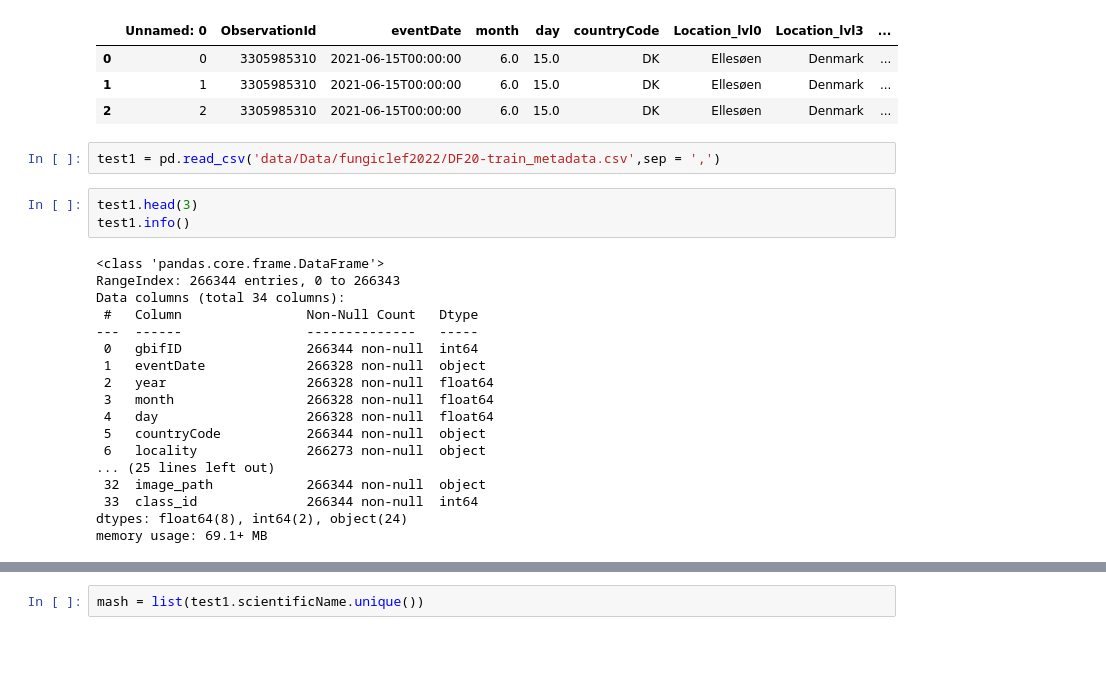
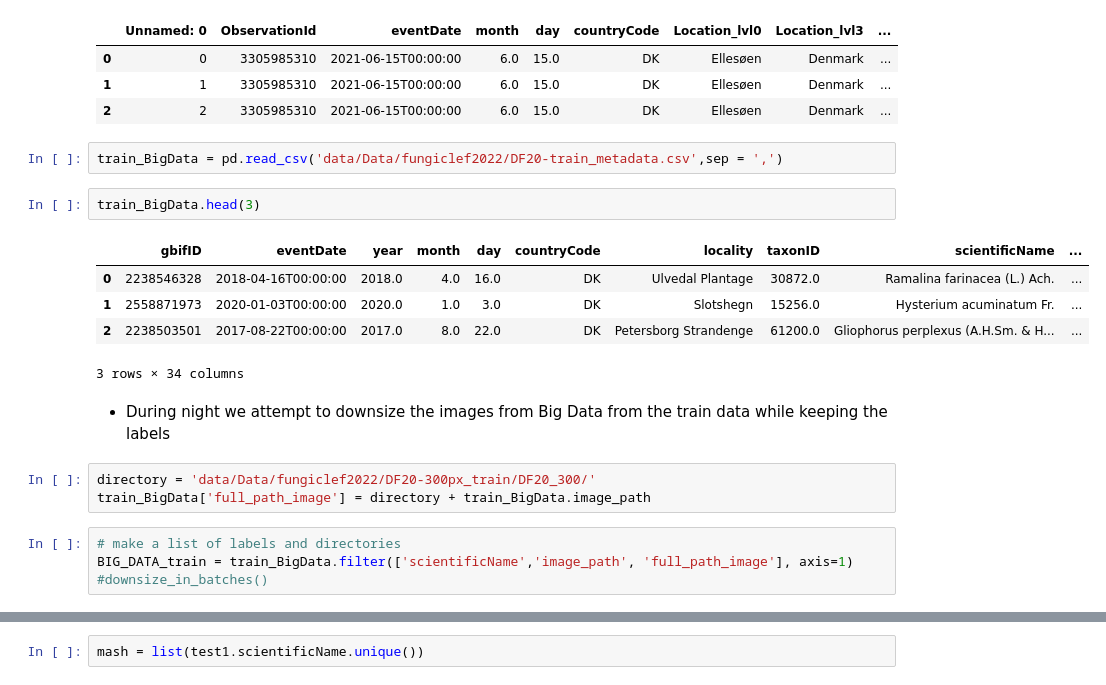
Before and after one commit to RosiNantis/mushroom_classification, a Jupyter notebook: mushroom_first_attempt.ipynb, the cells around one changed output, grey strips where cells are left out. Saved outputs shown, nothing was run; the diff lists cells and outputs as text; blank space fills up the shorter version.

Commit message:
downside big data train during night

```diff
--- a/mushroom_first_attempt.ipynb
+++ b/mushroom_first_attempt.ipynb
@@ -27,25 +27,21 @@ test0.head(3)
 | 1 | 1 | 3305985310 | 2021-06-15T00:00:00 | 6.0 | 15.0 | DK | Ellesøen | Denmark | ... |
 | 2 | 2 | 3305985310 | 2021-06-15T00:00:00 | 6.0 | 15.0 | DK | Ellesøen | Denmark | ... |
 # %%
-test1 = pd.read_csv('data/Data/fungiclef2022/DF20-train_metadata.csv',sep = ',')
+train_BigData = pd.read_csv('data/Data/fungiclef2022/DF20-train_metadata.csv',sep = ',')
 # %%
-test1.head(3)
-test1.info()
+train_BigData.head(3)
 # %% [output]
+|  | gbifID | eventDate | year | month | day | countryCode | locality | taxonID | scientificName | ... |
+| 0 | 2238546328 | 2018-04-16T00:00:00 | 2018.0 | 4.0 | 16.0 | DK | Ulvedal Plantage | 30872.0 | Ramalina farinacea (L.) Ach. | ... |
+| 1 | 2558871973 | 2020-01-03T00:00:00 | 2020.0 | 1.0 | 3.0 | DK | Slotshegn | 15256.0 | Hysterium acuminatum Fr. | ... |
+| 2 | 2238503501 | 2017-08-22T00:00:00 | 2017.0 | 8.0 | 22.0 | DK | Petersborg Strandenge | 61200.0 | Gliophorus perplexus (A.H.Sm. & H... | ... |
-<class 'pandas.core.frame.DataFrame'>
-RangeIndex: 266344 entries, 0 to 266343
-Data columns (total 34 columns):
- #   Column                Non-Null Count   Dtype
----  ------                --------------   -----
- 0   gbifID                266344 non-null  int64
- 1   eventDate             266328 non-null  object
- 2   year                  266328 non-null  float64
- 3   month                 266328 non-null  float64
- 4   day                   266328 non-null  float64
- 5   countryCode           266344 non-null  object
- 6   locality              266273 non-null  object
-... (25 lines left out)
- 32  image_path            266344 non-null  object
- 33  class_id              266344 non-null  int64
-dtypes: float64(8), int64(2), object(24)
-memory usage: 69.1+ MB
+3 rows × 34 columns
+# %% [markdown]
+- During night we attempt to downsize the images from Big Data from the train data while keeping the labels
+# %%
+directory = 'data/Data/fungiclef2022/DF20-300px_train/DF20_300/'
+train_BigData['full_path_image'] = directory + train_BigData.image_path
+# %%
+# make a list of labels and directories
+BIG_DATA_train = train_BigData.filter(['scientificName','image_path', 'full_path_image'], axis=1)
+#downsize_in_batches()
```
Also changed, not shown: parts of 5 cells of this notebook.
